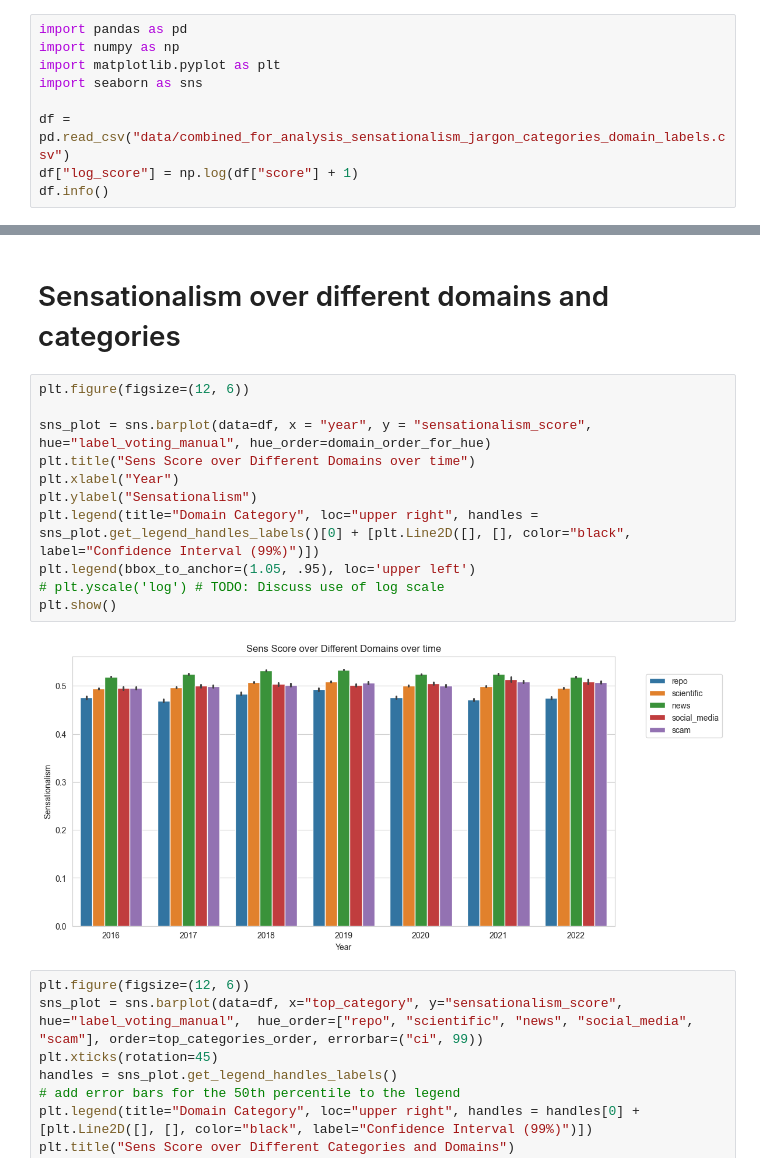
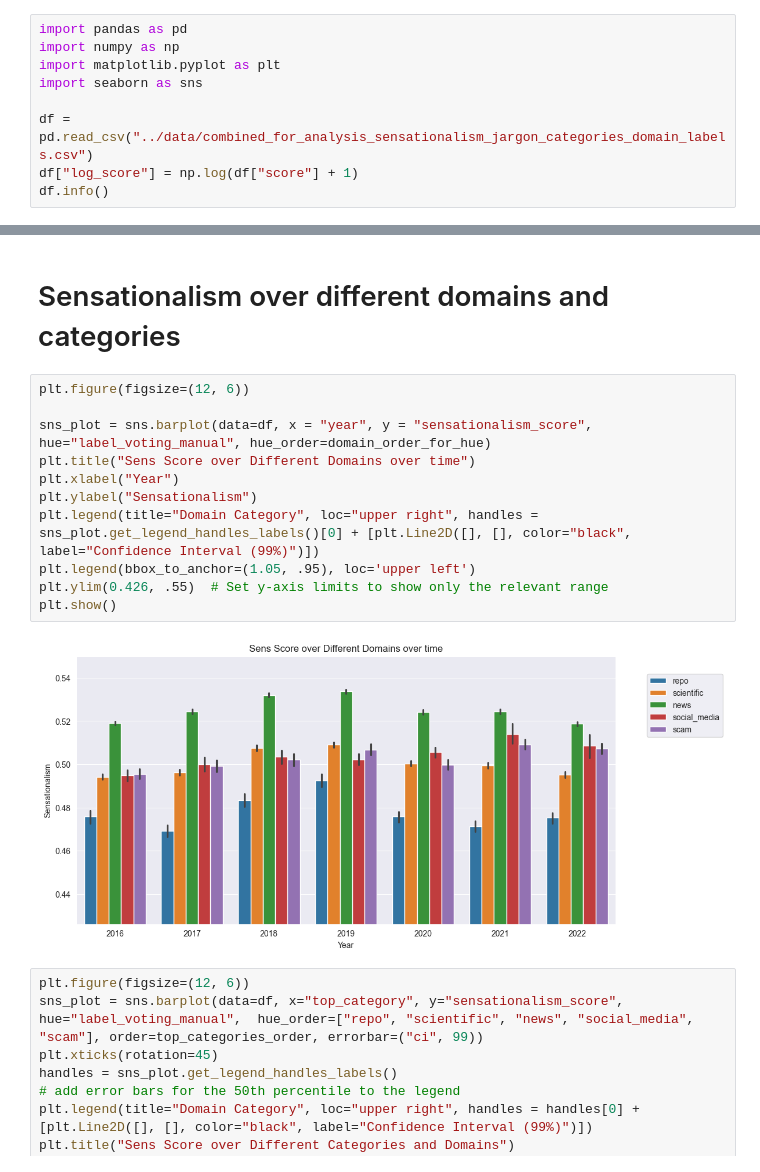
Before and after one commit to vetlewj/algorithmic-media, a Jupyter notebook: sensationalism_metric/sensationalism_analysis.ipynb, the cells around one changed output, grey strips where cells are left out. Saved outputs shown, nothing was run; the diff lists cells and outputs as text.

Commit message:
changing some orders making data processing work

```diff
--- a/sensationalism_metric/sensationalism_analysis.ipynb
+++ b/sensationalism_metric/sensationalism_analysis.ipynb
@@ -4,7 +4,7 @@ import numpy as np
 import matplotlib.pyplot as plt
 import seaborn as sns
 
-df = pd.read_csv("data/combined_for_analysis_sensationalism_jargon_categories_domain_labels.csv")
+df = pd.read_csv("../data/combined_for_analysis_sensationalism_jargon_categories_domain_labels.csv")
 df["log_score"] = np.log(df["score"] + 1)
 df.info()
 # %% [output]
@@ -34,16 +34,16 @@ top_categories_order = ["Life Sciences", "Social Sciences", "Environmental Scien
 # %%
 plt.figure(figsize=(12, 6))
 
 sns_plot = sns.barplot(data=df, x = "year", y = "sensationalism_score", hue="label_voting_manual", hue_order=domain_order_for_hue)
 plt.title("Sens Score over Different Domains over time")
 plt.xlabel("Year")
 plt.ylabel("Sensationalism")
 plt.legend(title="Domain Category", loc="upper right", handles = sns_plot.get_legend_handles_labels()[0] + [plt.Line2D([], [], color="black", label="Confidence Interval (99%)")])
 plt.legend(bbox_to_anchor=(1.05, .95), loc='upper left')
-# plt.yscale('log') # TODO: Discuss use of log scale
+plt.ylim(0.426, .55)  # Set y-axis limits to show only the relevant range
 plt.show()
 # %% [output]
-[figure, old version]
+[figure, new version]
 # %%
 plt.figure(figsize=(12, 6))
 sns_plot = sns.barplot(data=df, x="top_category", y="sensationalism_score", hue="label_voting_manual",  hue_order=["repo", "scientific", "news", "social_media", "scam"], order=top_categories_order, errorbar=("ci", 99))
```
Also changed, not shown: parts of 1 cell of this notebook, 1 other file.
